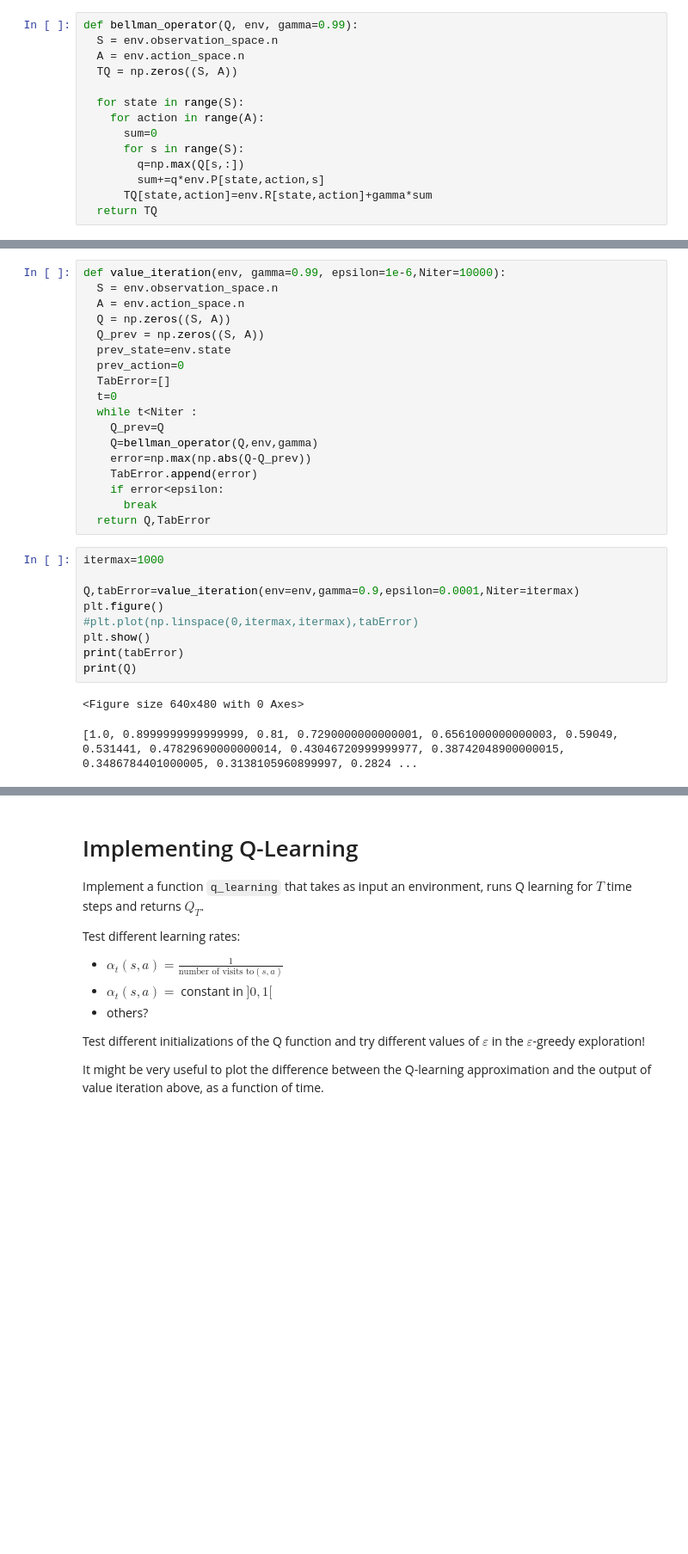
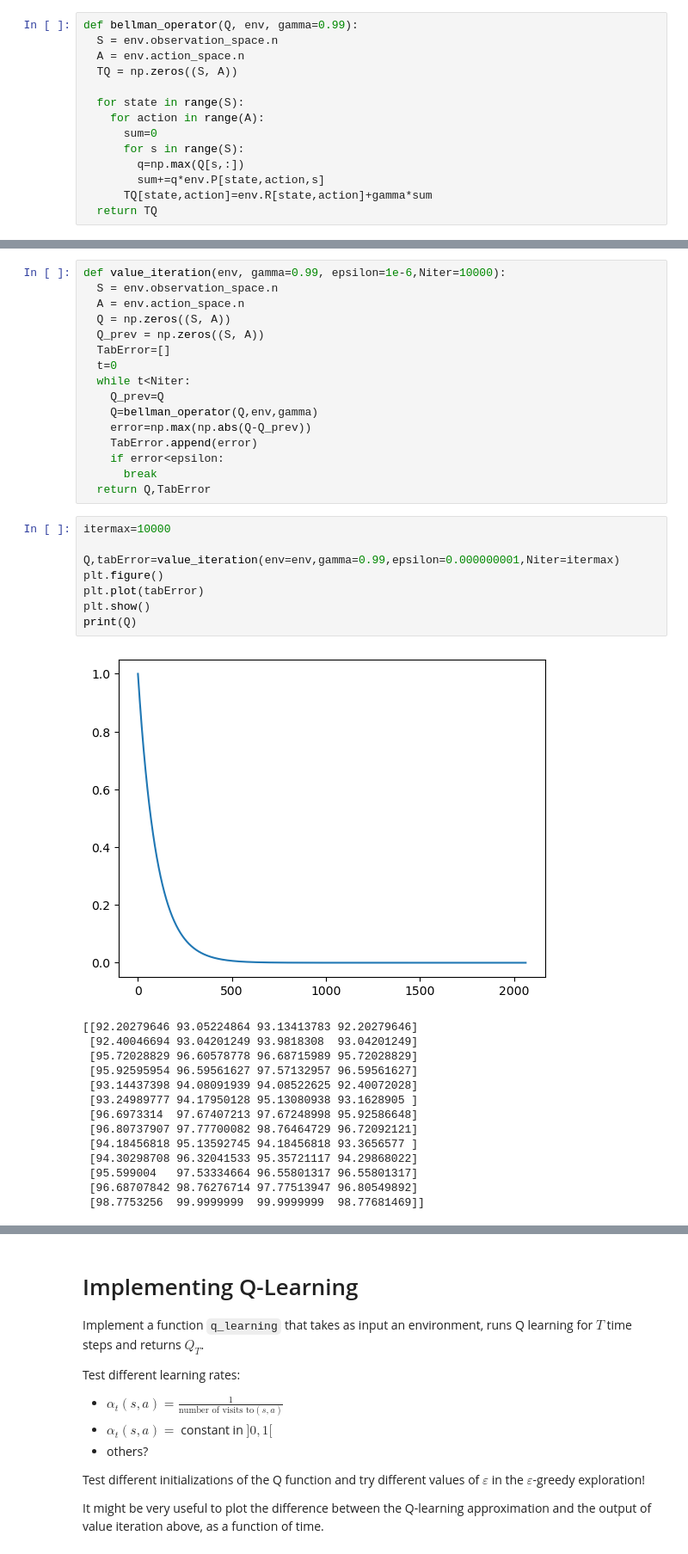
Before and after one commit to VictorCilleros/Q_learning, a Jupyter notebook: ValueIteration_and_QLearning.ipynb, the cells around one changed output, grey strips where cells are left out. Shown at 86% size. Drawn from its saved outputs; the diff is of its cells as text; blank space fills up the shorter version.

```diff
--- a/ValueIteration_and_QLearning.ipynb
+++ b/ValueIteration_and_QLearning.ipynb
@@ -250,11 +260,9 @@ def value_iteration(env, gamma=0.99, epsilon=1e-6,Niter=10000):
   A = env.action_space.n
   Q = np.zeros((S, A))
   Q_prev = np.zeros((S, A))
-  prev_state=env.state
-  prev_action=0
   TabError=[]
   t=0
-  while t<Niter :
+  while t<Niter:
     Q_prev=Q
     Q=bellman_operator(Q,env,gamma)
     error=np.max(np.abs(Q-Q_prev))
@@ -263,14 +271,25 @@ def value_iteration(env, gamma=0.99, epsilon=1e-6,Niter=10000):
       break
   return Q,TabError
 # %%
-itermax=1000
+itermax=10000
 
-Q,tabError=value_iteration(env=env,gamma=0.9,epsilon=0.0001,Niter=itermax)
+Q,tabError=value_iteration(env=env,gamma=0.99,epsilon=0.000000001,Niter=itermax)
 plt.figure()
-#plt.plot(np.linspace(0,itermax,itermax),tabError)
+plt.plot(tabError)
 plt.show()
-print(tabError)
 print(Q)
 # %% [output]
+[figure, added]
-<Figure size 640x480 with 0 Axes>
+[[92.20279646 93.05224864 93.13413783 92.20279646]
+ [92.40046694 93.04201249 93.9818308  93.04201249]
+ [95.72028829 96.60578778 96.68715989 95.72028829]
+ [95.92595954 96.59561627 97.57132957 96.59561627]
+ [93.14437398 94.08091939 94.08522625 92.40072028]
+ [93.24989777 94.17950128 95.13080938 93.1628905 ]
+ [96.6973314  97.67407213 97.67248998 95.92586648]
+ [96.80737907 97.77700082 98.76464729 96.72092121]
+ [94.18456818 95.13592745 94.18456818 93.3656577 ]
+ [94.30298708 96.32041533 95.35721117 94.29868022]
+ [95.599004   97.53334664 96.55801317 96.55801317]
+ [96.68707842 98.76276714 97.77513947 96.80549892]
+ [98.7753256  99.9999999  99.9999999  98.77681469]]
-[1.0, 0.8999999999999999, 0.81, 0.7290000000000001, 0.6561000000000003, 0.59049, 0.531441, 0.47829690000000014, 0.43046720999999977, 0.38742048900000015, 0.3486784401000005, 0.3138105960899997, 0.2824 ...
```
Also changed, not shown: parts of 5 cells of this notebook.
